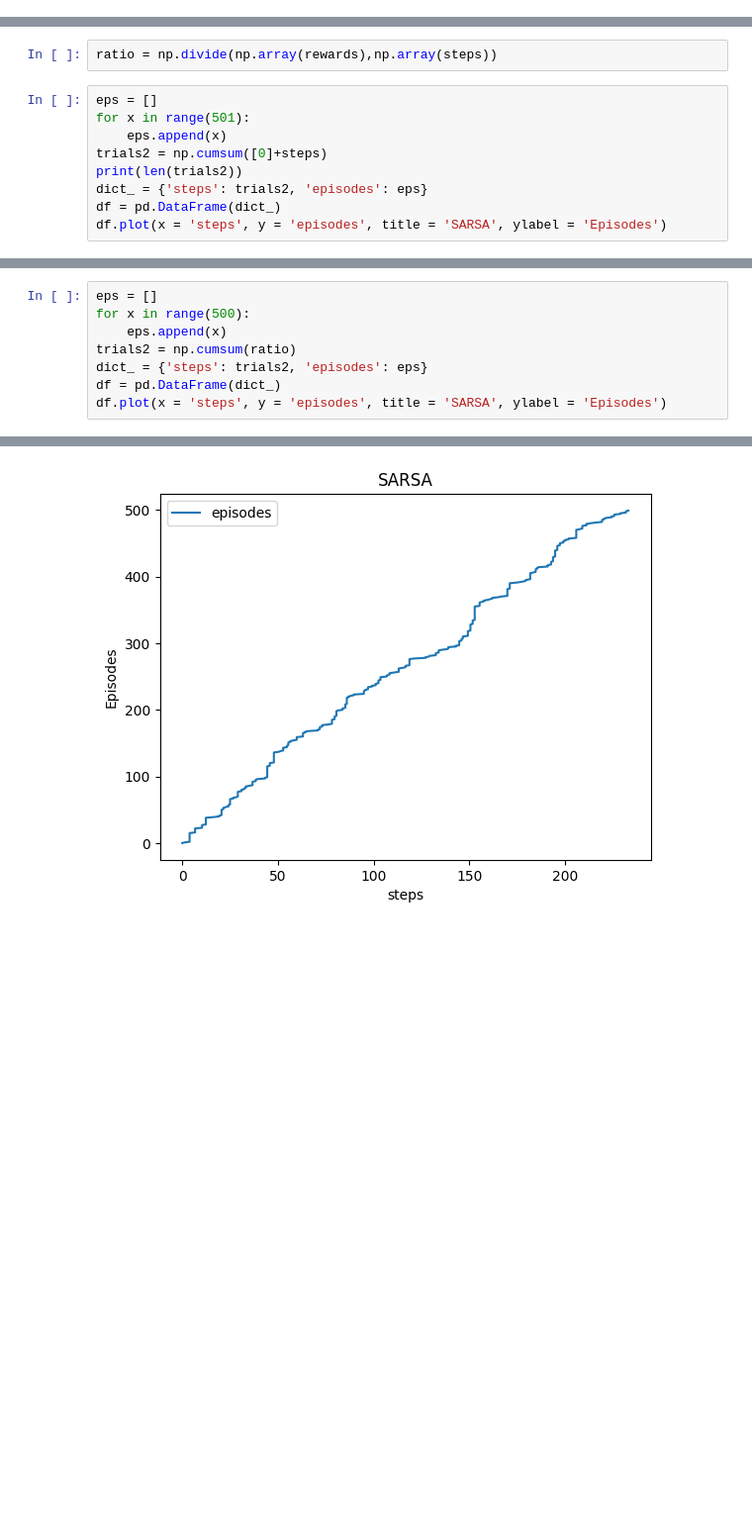
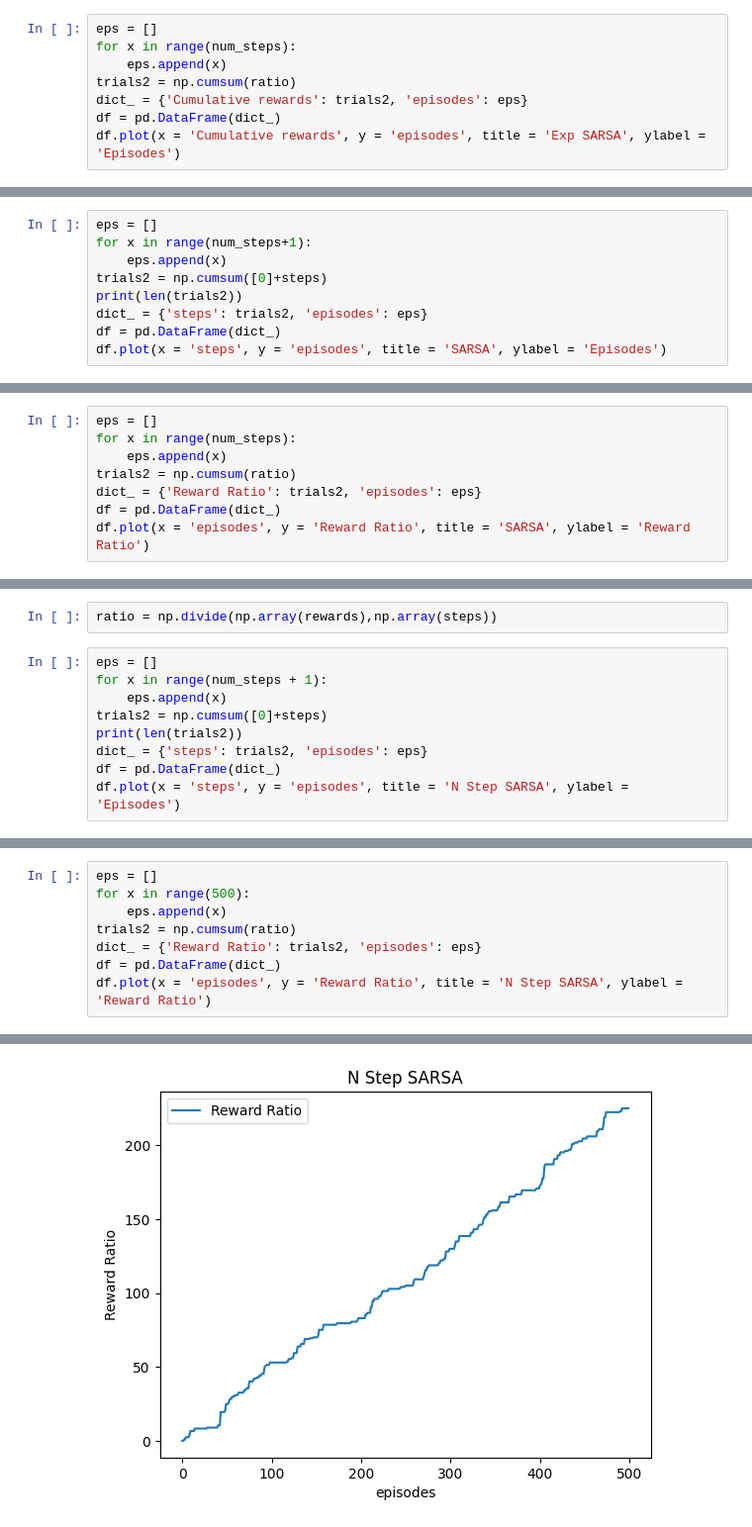
Before and after one commit to skulkarni115/Breakout-RL, a Jupyter notebook: main.ipynb, the cells around one changed output, grey strips where cells are left out. Shown at 99% size. Cells and saved outputs as stored; diff of their text form; blank space fills up the shorter version.

Commit message:
Running Algorithm and Overlaying graphs

```diff
--- a/main.ipynb
+++ b/main.ipynb
@@ -12,0 +37,8 @@ A.L.E: Arcade Learning Environment (version 0.8.1+53f58b7)
+# %%
+eps = []
+for x in range(num_steps):
+    eps.append(x)
+trials2 = np.cumsum(ratio)
+dict_ = {'Cumulative rewards': trials2, 'episodes': eps}
+df = pd.DataFrame(dict_)
+df.plot(x = 'Cumulative rewards', y = 'episodes', title = 'Exp SARSA', ylabel = 'Episodes')
@@ -12,0 +59,9 @@ A.L.E: Arcade Learning Environment (version 0.8.1+53f58b7)
+# %%
+eps = []
+for x in range(num_steps+1):
+    eps.append(x)
+trials2 = np.cumsum([0]+steps)
+print(len(trials2))
+dict_ = {'steps': trials2, 'episodes': eps}
+df = pd.DataFrame(dict_)
+df.plot(x = 'steps', y = 'episodes', title = 'SARSA', ylabel = 'Episodes')
@@ -12,0 +72,8 @@ A.L.E: Arcade Learning Environment (version 0.8.1+53f58b7)
+# %%
+eps = []
+for x in range(num_steps):
+    eps.append(x)
+trials2 = np.cumsum(ratio)
+dict_ = {'Reward Ratio': trials2, 'episodes': eps}
+df = pd.DataFrame(dict_)
+df.plot(x = 'episodes', y = 'Reward Ratio', title = 'SARSA', ylabel = 'Reward Ratio')
@@ -35,12 +93,12 @@ print(steps)
 ratio = np.divide(np.array(rewards),np.array(steps))
 # %%
 eps = []
-for x in range(501):
+for x in range(num_steps + 1):
     eps.append(x)
 trials2 = np.cumsum([0]+steps)
 print(len(trials2))
 dict_ = {'steps': trials2, 'episodes': eps}
 df = pd.DataFrame(dict_)
-df.plot(x = 'steps', y = 'episodes', title = 'SARSA', ylabel = 'Episodes')
+df.plot(x = 'steps', y = 'episodes', title = 'N Step SARSA', ylabel = 'Episodes')
 # %% [output]
 501
@@ -51,7 +109,7 @@ eps = []
 for x in range(500):
     eps.append(x)
 trials2 = np.cumsum(ratio)
-dict_ = {'steps': trials2, 'episodes': eps}
+dict_ = {'Reward Ratio': trials2, 'episodes': eps}
 df = pd.DataFrame(dict_)
-df.plot(x = 'steps', y = 'episodes', title = 'SARSA', ylabel = 'Episodes')
+df.plot(x = 'episodes', y = 'Reward Ratio', title = 'N Step SARSA', ylabel = 'Reward Ratio')
 # %% [output]
@@ -59 +117 @@ df.plot(x = 'steps', y = 'episodes', title = 'SARSA', ylabel = 'Episodes')
-[figure, old version]
+[figure, new version]
```
Also changed, not shown: parts of 32 cells of this notebook.
